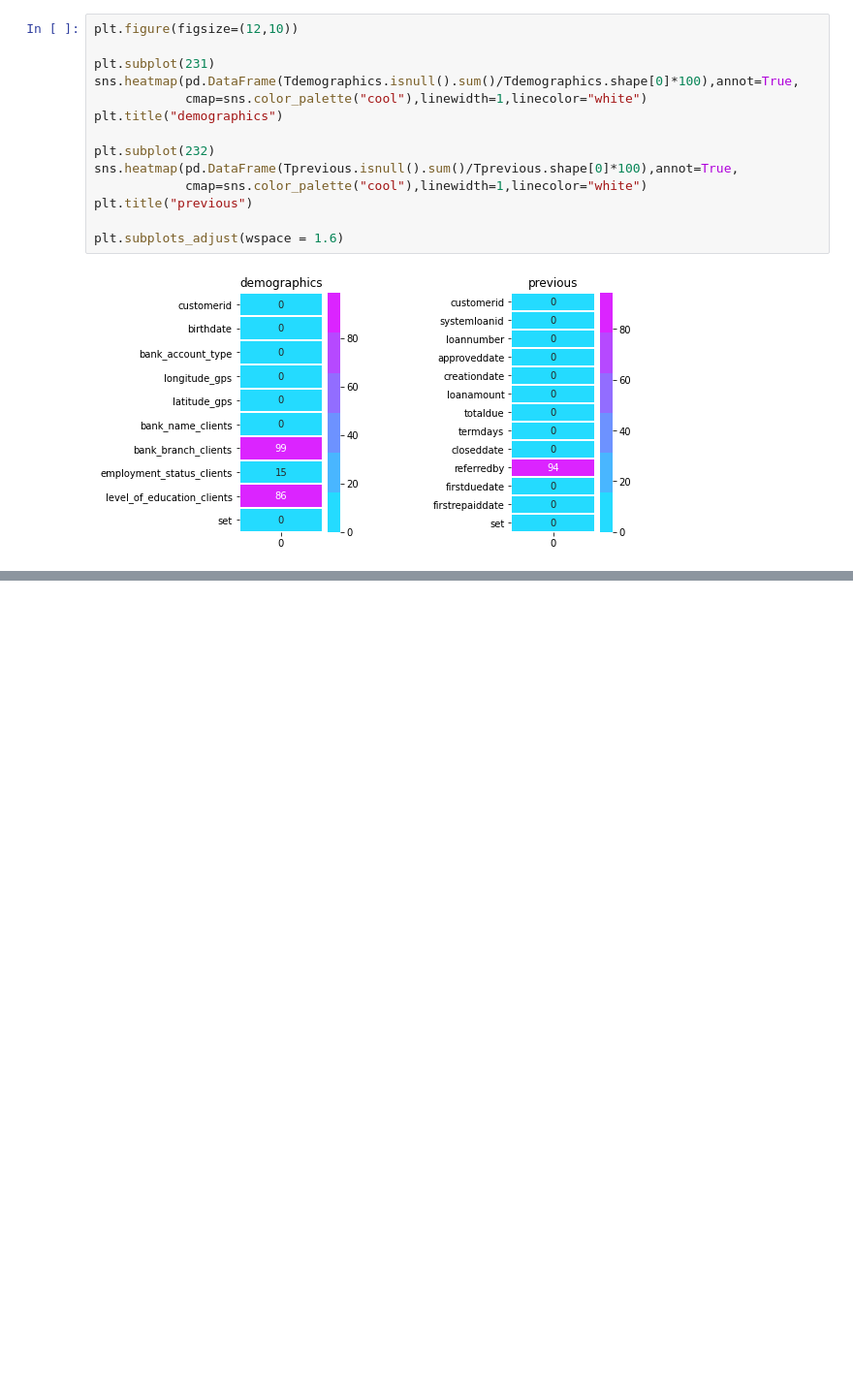
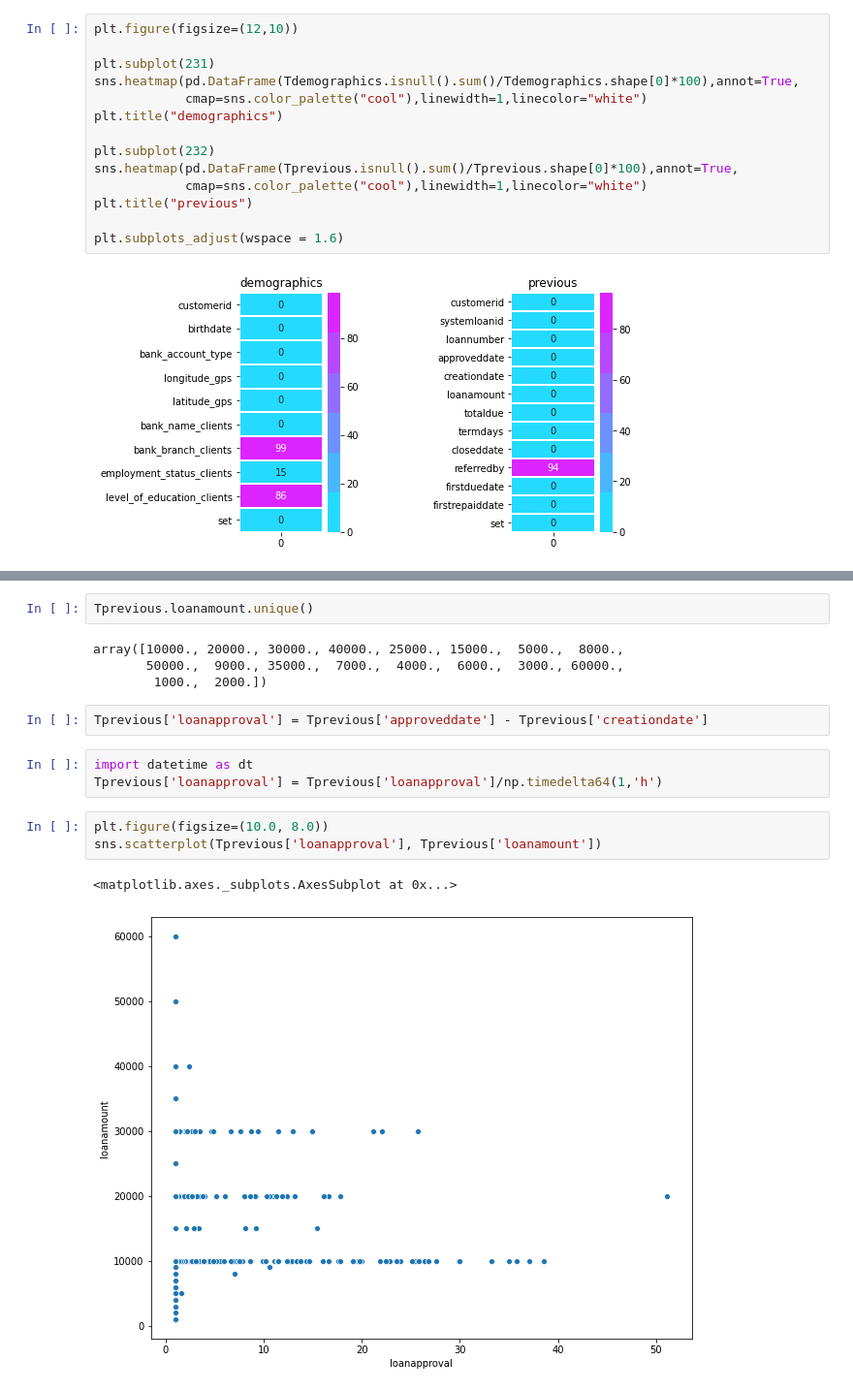
Before and after one commit to morreh89/Loan-Default-Prediction, a Jupyter notebook: Loan_Default_Prediction.ipynb, the cells around one changed output, grey strips where cells are left out. Shown at 97% size. Cells and saved outputs as stored; diff of their text form; blank space fills up the shorter version.

```diff
--- a/Loan_Default_Prediction.ipynb
+++ b/Loan_Default_Prediction.ipynb
@@ -344,0 +382,17 @@ plt.subplots_adjust(wspace = 1.6)
+# %%
+Tprevious.loanamount.unique()
+# %% [output]
+array([10000., 20000., 30000., 40000., 25000., 15000.,  5000.,  8000.,
+       50000.,  9000., 35000.,  7000.,  4000.,  6000.,  3000., 60000.,
+        1000.,  2000.])
+# %%
+Tprevious['loanapproval'] = Tprevious['approveddate'] - Tprevious['creationdate']
+# %%
+import datetime as dt
+Tprevious['loanapproval'] = Tprevious['loanapproval']/np.timedelta64(1,'h')
+# %%
+plt.figure(figsize=(10.0, 8.0))
+sns.scatterplot(Tprevious['loanapproval'], Tprevious['loanamount'])
+# %% [output]
+<matplotlib.axes._subplots.AxesSubplot at 0x...>
+[figure, added]
```
Also changed, not shown: parts of 126 cells of this notebook.
